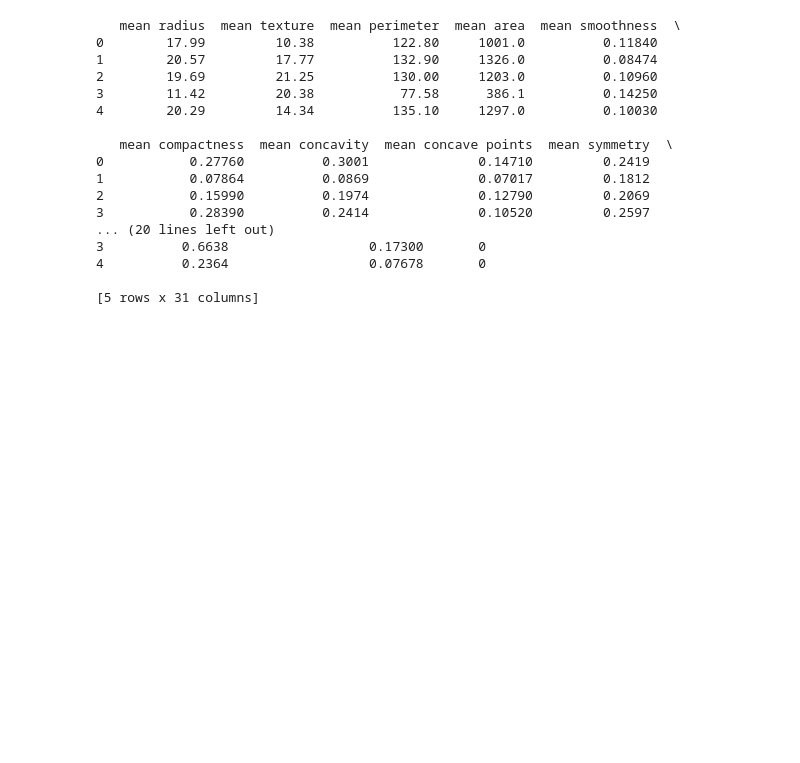
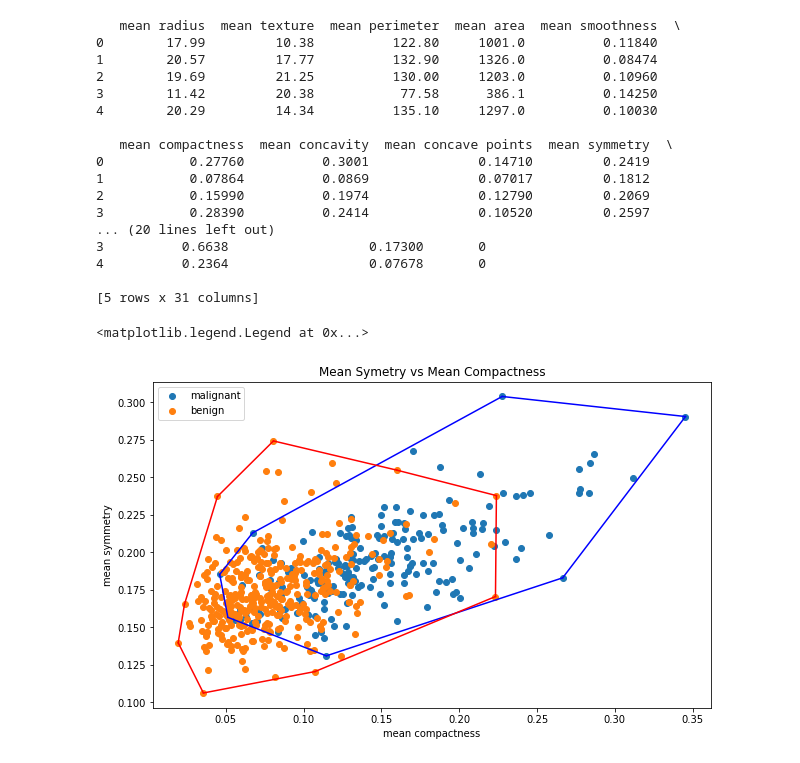
Before and after one commit to kristabdi/convex-hull, a Jupyter notebook: src/breast_cancer.ipynb, the cells around one changed output. Cells and saved outputs as stored; diff of their text form; code cells hidden in the pictures; blank space fills up the shorter version.

```diff
--- a/src/breast_cancer.ipynb
+++ b/src/breast_cancer.ipynb
@@ -28,5 +28,28 @@ print(df1.head())
 4          0.2364                  0.07678       0
 
 [5 rows x 31 columns]
+# %%
+#visualisasi hasil ConvexHull
+
+# Penggantian kolom
+a = 5
+b = 8
+
+plt.figure(figsize = (10, 6))
+colors = ['b','r','g']
+plt.title('Mean Symetry vs Mean Compactness')
+plt.xlabel(breast_cancer.feature_names[a])
+plt.ylabel(breast_cancer.feature_names[b])
+for i in range(len(breast_cancer.target_names)):
+    bucket = df1[df1['Target'] == i]
+    bucket = bucket.iloc[:,[a,b]].values
+    edges = ConvexHull(bucket)
+    plt.scatter(bucket[:, 0], bucket[:, 1], label=breast_cancer.target_names[i])
+    for j in range(len(edges)):
+        plt.plot(bucket[edges[j], 0], bucket[edges[j], 1], colors[i])
+plt.legend()
+# %% [output]
+<matplotlib.legend.Legend at 0x...>
+[figure, added]
 # %%
 #visualisasi hasil ConvexHull
```
Also changed, not shown: parts of 1 cell of this notebook, 6 other files.
